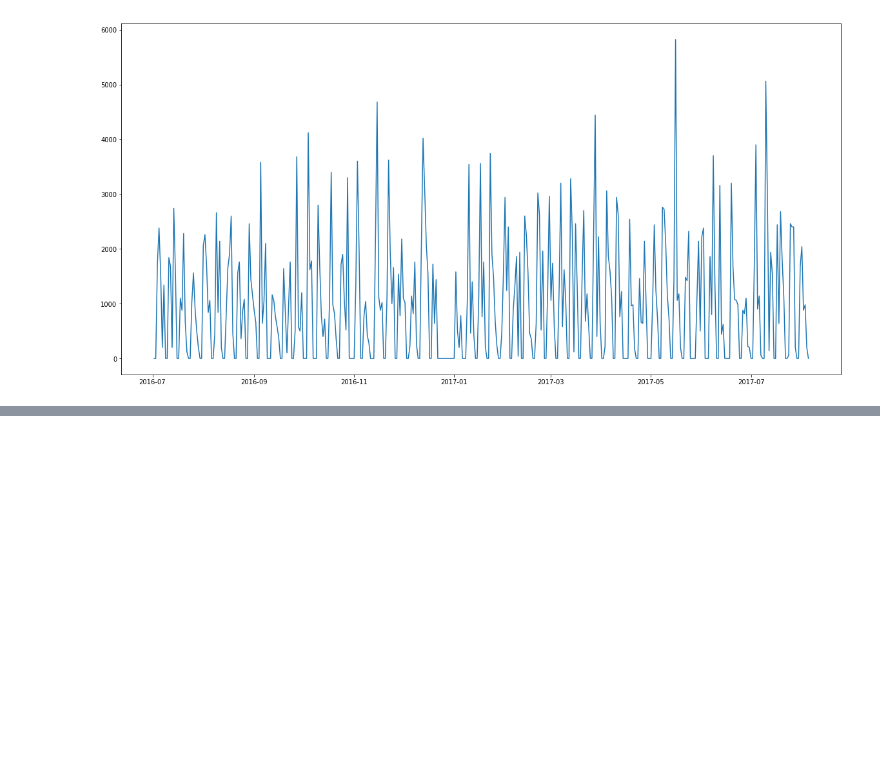
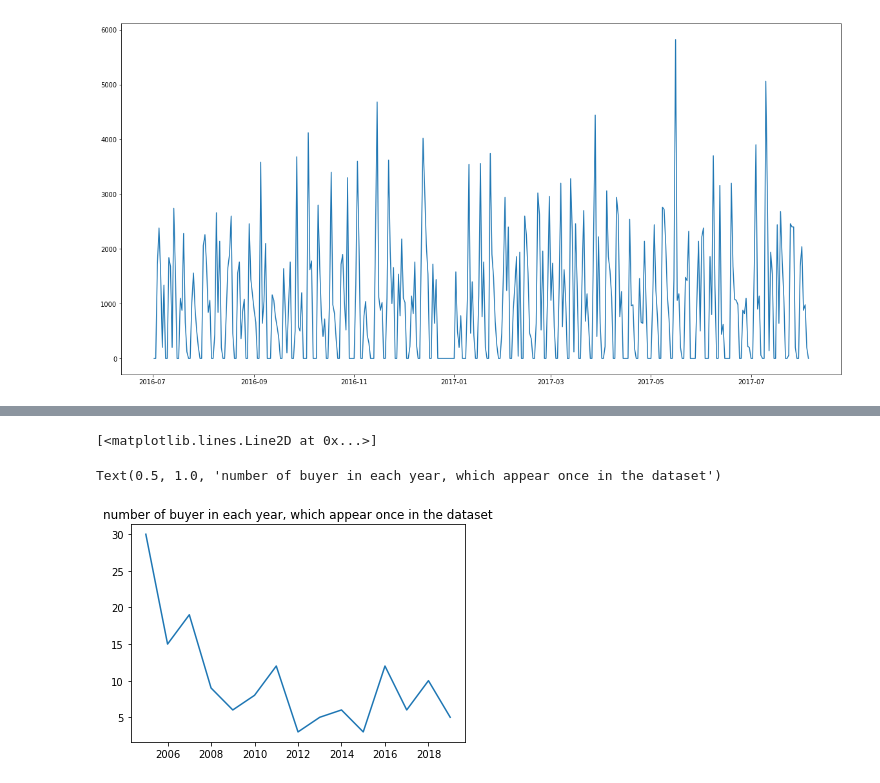
Before and after one commit to HuangYiran/schloetter, a Jupyter notebook: notebooks/First View.ipynb, the cells around one changed output, grey strips where cells are left out. Saved outputs shown, nothing was run; the diff lists cells and outputs as text; code cells hidden in the pictures; blank space fills up the shorter version.

```diff
--- a/notebooks/First View.ipynb
+++ b/notebooks/First View.ipynb
@@ -228,0 +336,7 @@ pd.to_pickle(df_200, '../results/df_200.pkl')
+# %%
+plt.plot(tmp3.sort_index())
+plt.title('number of buyer in each year, which appear once in the dataset')
+# %% [output]
+[<matplotlib.lines.Line2D at 0x...>]
+Text(0.5, 1.0, 'number of buyer in each year, which appear once in the dataset')
+[figure, added]
```
Also changed, not shown: parts of 37 cells of this notebook.
